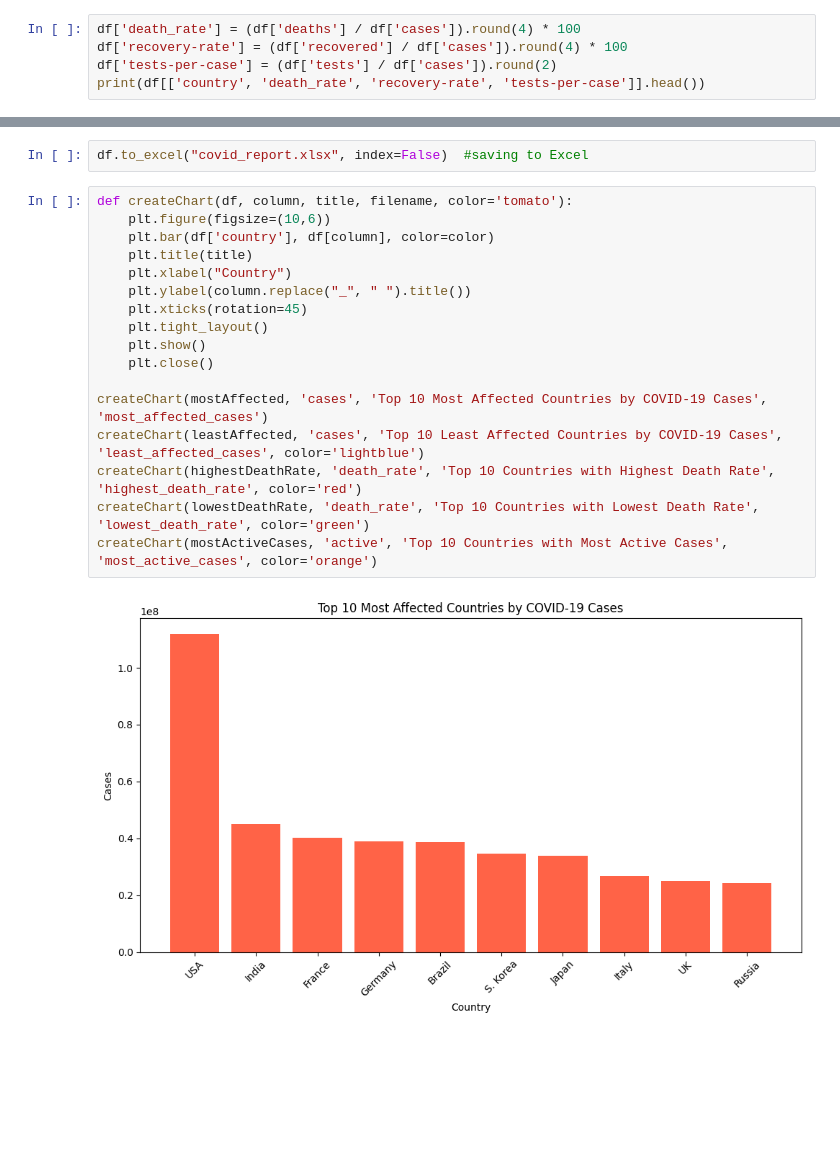
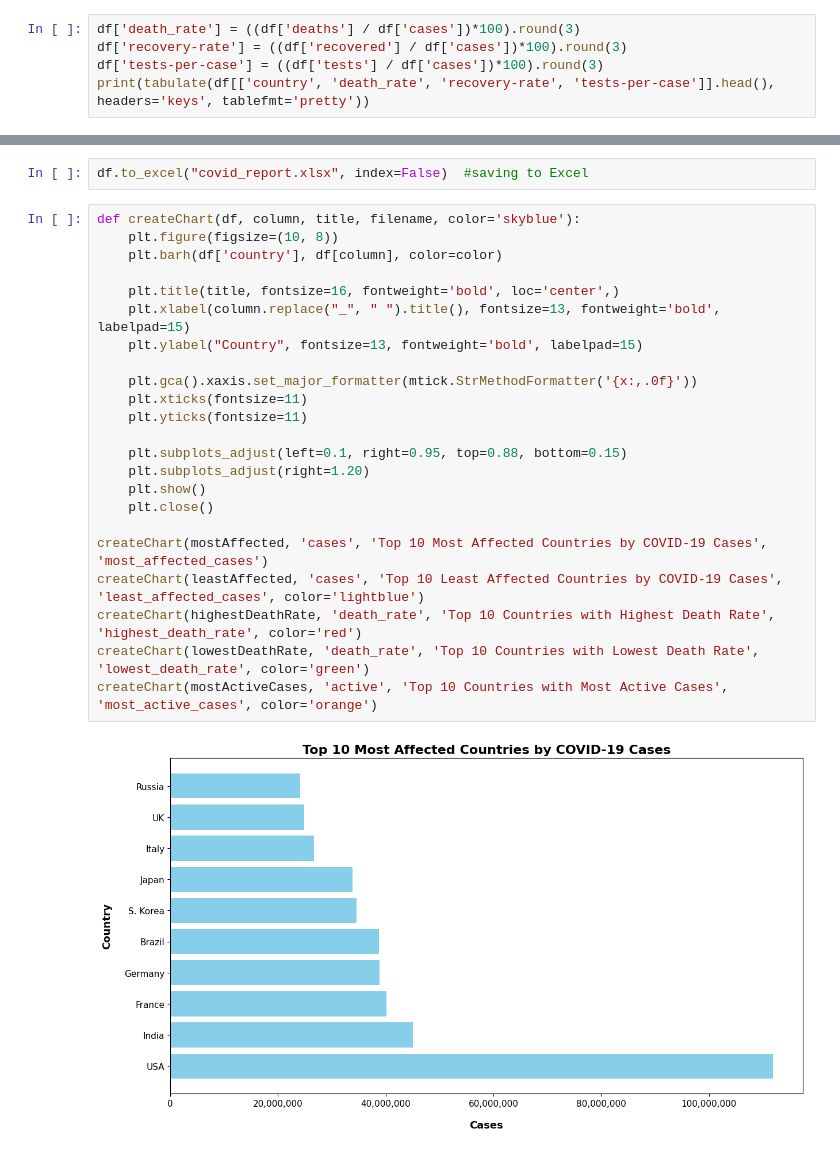
Before and after one commit to Syed-56/Covid19-Analysis, a Jupyter notebook: covidTracker.ipynb, the cells around one changed output, grey strips where cells are left out. Cells and saved outputs as stored; diff of their text form; blank space fills up the shorter version.

Commit message:
Fixed Visual Bugs

```diff
--- a/covidTracker.ipynb
+++ b/covidTracker.ipynb
@@ -41,8 +49,8 @@ print(df.head())
 # Analyze Healthcare
 Calculate several factors like death rate, tests per case and survival rate
 # %%
-df['death_rate'] = (df['deaths'] / df['cases']).round(4) * 100
-df['recovery-rate'] = (df['recovered'] / df['cases']).round(4) * 100
-df['tests-per-case'] = (df['tests'] / df['cases']).round(2)
-print(df[['country', 'death_rate', 'recovery-rate', 'tests-per-case']].head())
+df['death_rate'] = ((df['deaths'] / df['cases'])*100).round(3)
+df['recovery-rate'] = ((df['recovered'] / df['cases'])*100).round(3)
+df['tests-per-case'] = ((df['tests'] / df['cases'])*100).round(3)
+print(tabulate(df[['country', 'death_rate', 'recovery-rate', 'tests-per-case']].head(), headers='keys', tablefmt='pretty'))
 # %% [output]
@@ -91,21 +111,27 @@ Store the collected data into excel file and the analysis we made are plotted on
 # %%
 df.to_excel("covid_report.xlsx", index=False)  #saving to Excel
 # %%
-def createChart(df, column, title, filename, color='tomato'):
-    plt.figure(figsize=(10,6))
-    plt.bar(df['country'], df[column], color=color)
-    plt.title(title)
-    plt.xlabel("Country")
-    plt.ylabel(column.replace("_", " ").title())
-    plt.xticks(rotation=45)
-    plt.tight_layout()
+def createChart(df, column, title, filename, color='skyblue'):
+    plt.figure(figsize=(10, 8))
+    plt.barh(df['country'], df[column], color=color)
+
+    plt.title(title, fontsize=16, fontweight='bold', loc='center',)
+    plt.xlabel(column.replace("_", " ").title(), fontsize=13, fontweight='bold', labelpad=15)
+    plt.ylabel("Country", fontsize=13, fontweight='bold', labelpad=15)
+
+    plt.gca().xaxis.set_major_formatter(mtick.StrMethodFormatter('{x:,.0f}'))
+    plt.xticks(fontsize=11)
+    plt.yticks(fontsize=11)
+
+    plt.subplots_adjust(left=0.1, right=0.95, top=0.88, bottom=0.15)
+    plt.subplots_adjust(right=1.20)
     plt.show()
     plt.close()
 
 createChart(mostAffected, 'cases', 'Top 10 Most Affected Countries by COVID-19 Cases', 'most_affected_cases')
 createChart(leastAffected, 'cases', 'Top 10 Least Affected Countries by COVID-19 Cases', 'least_affected_cases', color='lightblue')
 createChart(highestDeathRate, 'death_rate', 'Top 10 Countries with Highest Death Rate', 'highest_death_rate', color='red')
 createChart(lowestDeathRate, 'death_rate', 'Top 10 Countries with Lowest Death Rate', 'lowest_death_rate', color='green')
 createChart(mostActiveCases, 'active', 'Top 10 Countries with Most Active Cases', 'most_active_cases', color='orange')
 # %% [output]
-[figure, old version]
+[figure, new version]
```
Also changed, not shown: parts of 6 cells of this notebook, 2 other files.
